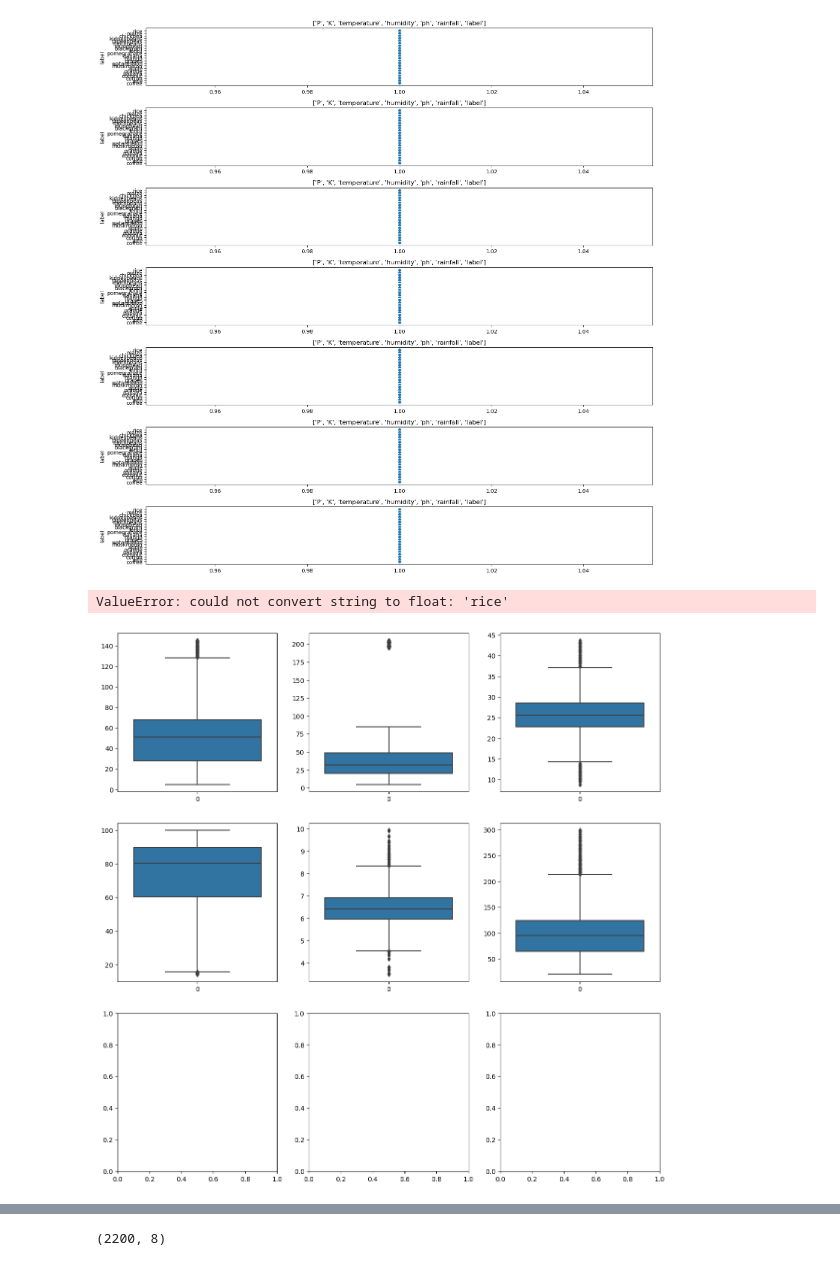
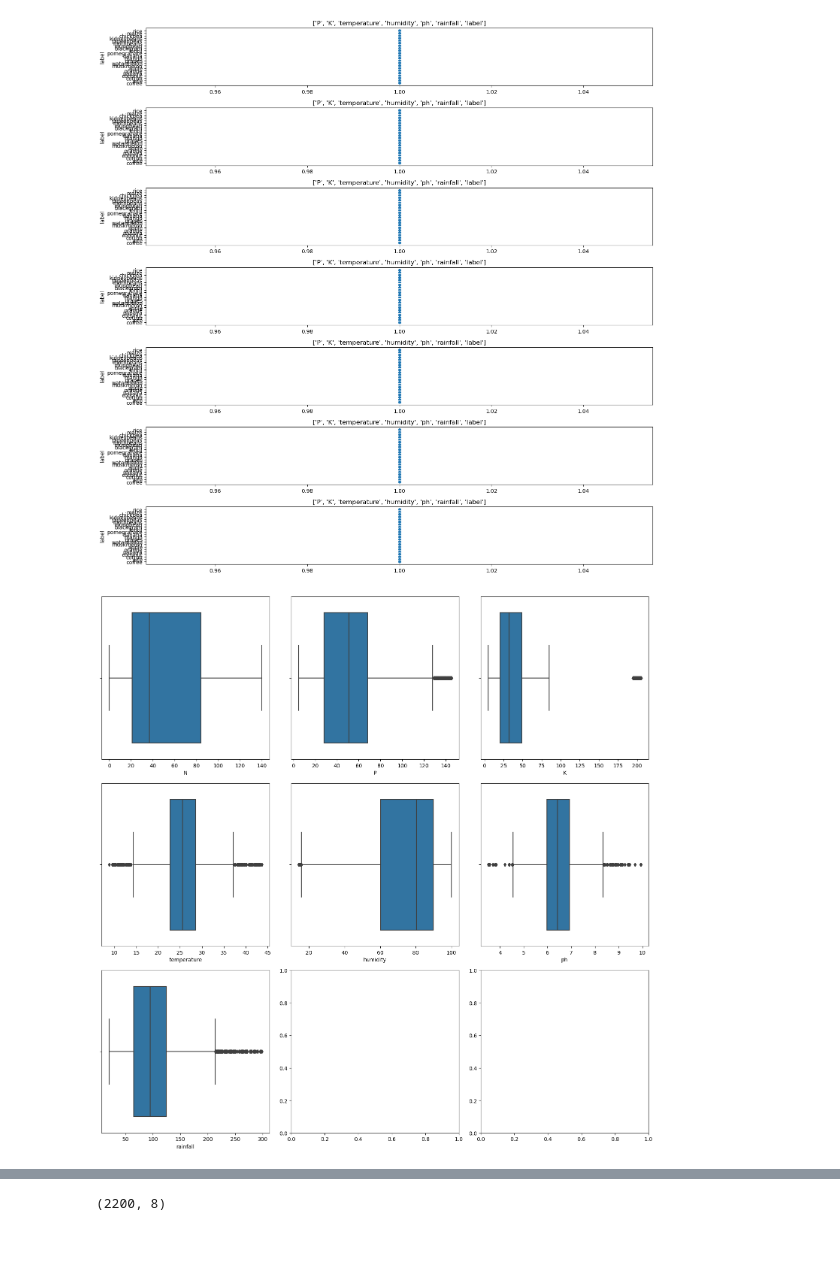
Before and after one commit to kanishqp/Crop-and-fertilizer-System-using-ML, a Jupyter notebook: crop.ipynb, the cells around one changed output, grey strips where cells are left out. Saved outputs shown, nothing was run; the diff lists cells and outputs as text; code cells hidden in the pictures.

```diff
--- a/crop.ipynb
+++ b/crop.ipynb
@@ -189,15 +189,18 @@ plot_scatter_matrix(crop, features= ['P', 'K', 'temperature', 'humidity', 'ph',
 # %% [output]
 [figure]
 # %%
-#finding outliers
-fig , ax = plt.subplots(3,3,figsize=(15,15))
-for i ,subplot in zip(features ,ax.flatten()):
-    sns.boxplot(crop[i],ax=subplot )
+num_features = crop.select_dtypes(include=['number']).columns
+fig, ax = plt.subplots(3, 3, figsize=(15, 15))
+
+for i, subplot in zip(num_features, ax.flatten()):
+    sns.boxplot(x=crop[i], ax=subplot)
+crop = crop.apply(pd.to_numeric, errors='coerce')
+
+
 plt.tight_layout()
 plt.show()
 # %% [output]
-ValueError: could not convert string to float: 'rice'
-[figure, old version]
+[figure, new version]
 # %%
 num_cols = crop.select_dtypes(include=[np.number])
 num_cols
```
Also changed, not shown: parts of 30 cells of this notebook.
